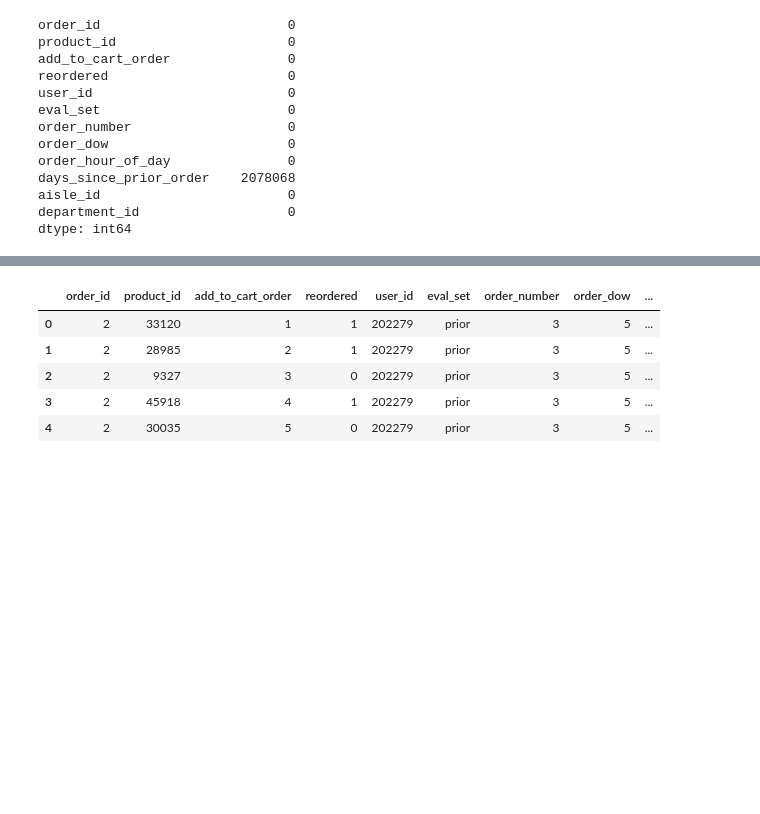
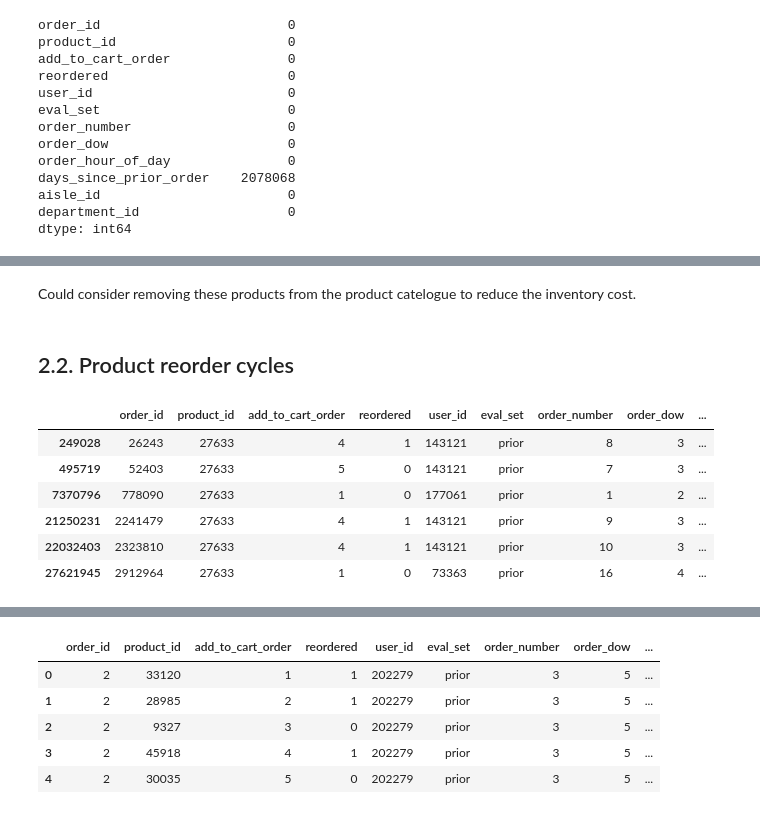
Before and after one commit to kwonowk/market-basket-analysis, a Jupyter notebook: instacart_analysis.ipynb, the cells around one changed output, grey strips where cells are left out. Drawn from its saved outputs; the diff is of its cells as text; code cells hidden in the pictures; blank space fills up the shorter version.

```diff
--- a/instacart_analysis.ipynb
+++ b/instacart_analysis.ipynb
@@ -307,0 +365,14 @@ dtype: int64
+# %% [markdown]
+Could consider removing these products from the product catelogue to reduce the inventory cost.
+# %% [markdown]
+## 2.2. Product reorder cycles
+# %%
+transactions.iloc[[249028, 495719, 7370796, 21250231, 22032403, 27621945],:]
+# %% [output]
+|  | order_id | product_id | add_to_cart_order | reordered | user_id | eval_set | order_number | order_dow | ... |
+| 249028 | 26243 | 27633 | 4 | 1 | 143121 | prior | 8 | 3 | ... |
+| 495719 | 52403 | 27633 | 5 | 0 | 143121 | prior | 7 | 3 | ... |
+| 7370796 | 778090 | 27633 | 1 | 0 | 177061 | prior | 1 | 2 | ... |
+| 21250231 | 2241479 | 27633 | 4 | 1 | 143121 | prior | 9 | 3 | ... |
+| 22032403 | 2323810 | 27633 | 4 | 1 | 143121 | prior | 10 | 3 | ... |
+| 27621945 | 2912964 | 27633 | 1 | 0 | 73363 | prior | 16 | 4 | ... |
```
Also changed, not shown: parts of 29 cells of this notebook.
